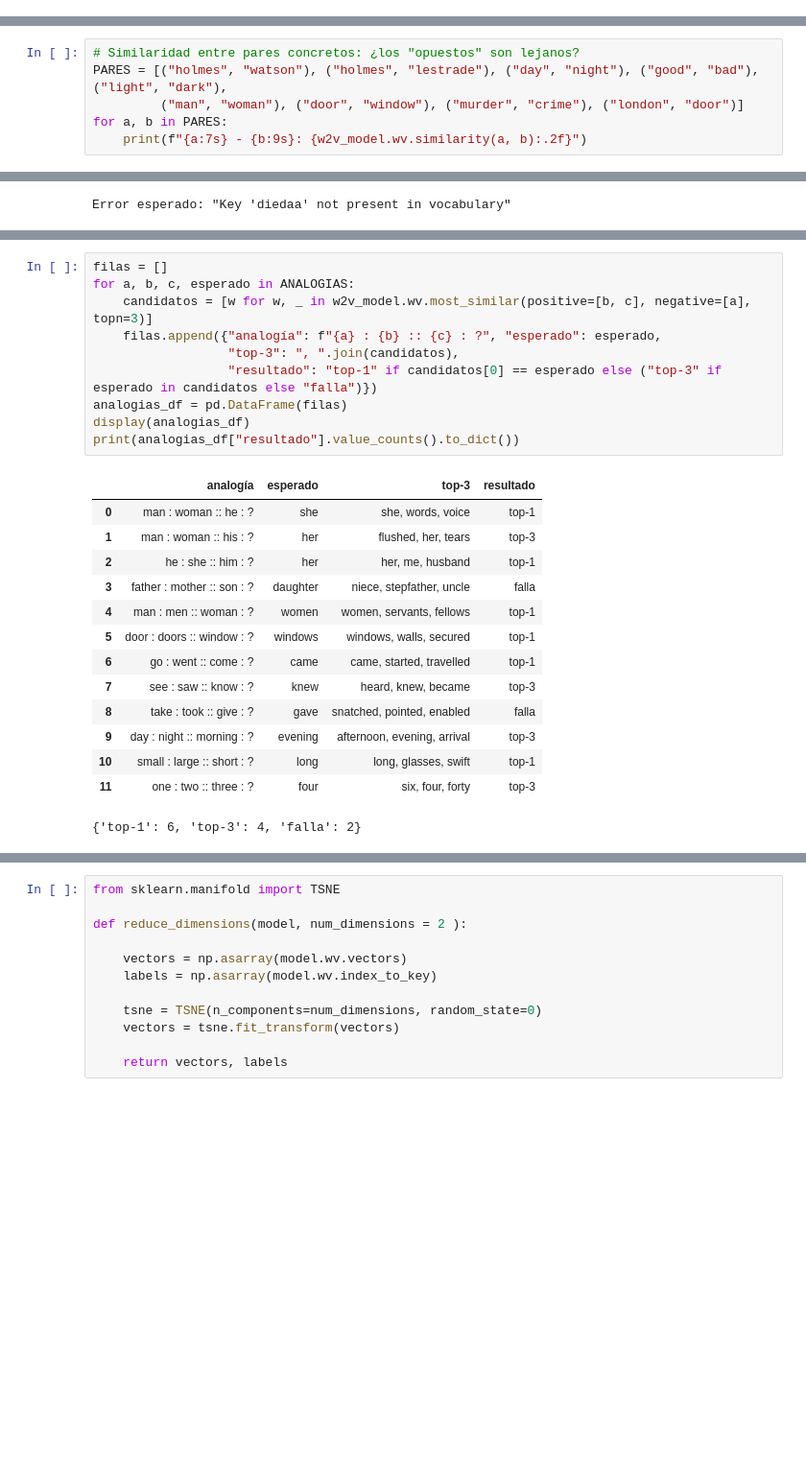
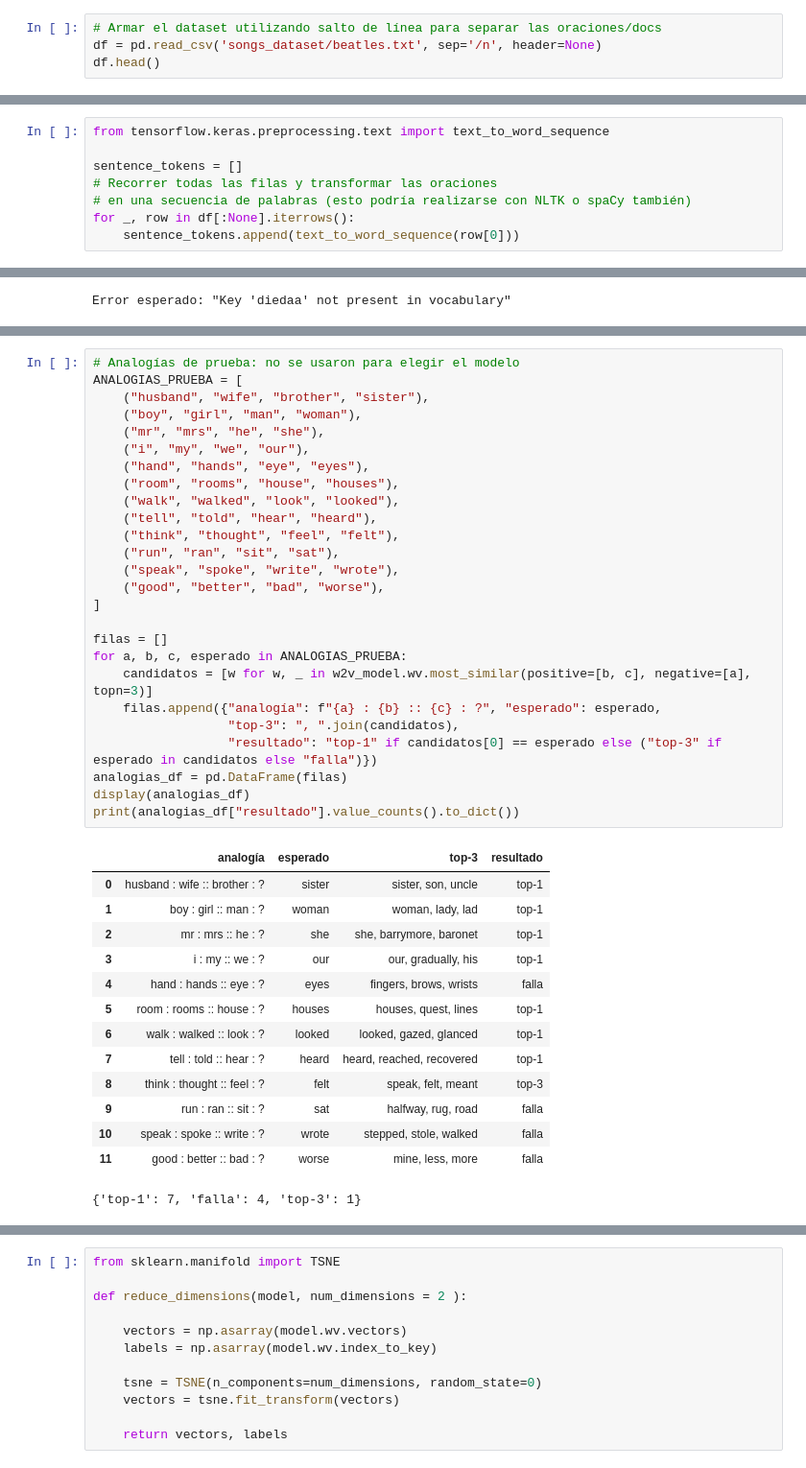
Before and after one commit to lautarovera-edu/fiuba-ceia-pln-i, a Jupyter notebook: Desafíos/Desafio_2.ipynb, the cells around one changed output, grey strips where cells are left out. Shown at 96% size. Saved outputs shown, nothing was run; the diff lists cells and outputs as text; blank space fills up the shorter version.

```diff
--- a/Desafíos/Desafio_2.ipynb
+++ b/Desafíos/Desafio_2.ipynb
@@ -6,0 +60,4 @@
+# %%
+# Armar el dataset utilizando salto de línea para separar las oraciones/docs
+df = pd.read_csv('songs_dataset/beatles.txt', sep='/n', header=None)
+df.head()
@@ -6,0 +77,8 @@
+# %%
+from tensorflow.keras.preprocessing.text import text_to_word_sequence
+
+sentence_tokens = []
+# Recorrer todas las filas y transformar las oraciones
+# en una secuencia de palabras (esto podría realizarse con NLTK o spaCy también)
+for _, row in df[:None].iterrows():
+    sentence_tokens.append(text_to_word_sequence(row[0]))
@@ -361,6 +747,0 @@ night    -> self (0.38), whose (0.36), considerable (0.33), resolute (0.32), sug
-# %%
-# Similaridad entre pares concretos: ¿los "opuestos" son lejanos?
-PARES = [("holmes", "watson"), ("holmes", "lestrade"), ("day", "night"), ("good", "bad"), ("light", "dark"),
-         ("man", "woman"), ("door", "window"), ("murder", "crime"), ("london", "door")]
-for a, b in PARES:
-    print(f"{a:7s} - {b:9s}: {w2v_model.wv.similarity(a, b):.2f}")
@@ -437,28 +792,44 @@ Probamos analogías de género, plural, tiempo verbal (pasado), partes del día,
 # %%
+# Analogías de prueba: no se usaron para elegir el modelo
+ANALOGIAS_PRUEBA = [
+    ("husband", "wife", "brother", "sister"),
+    ("boy", "girl", "man", "woman"),
+    ("mr", "mrs", "he", "she"),
+    ("i", "my", "we", "our"),
+    ("hand", "hands", "eye", "eyes"),
+    ("room", "rooms", "house", "houses"),
+    ("walk", "walked", "look", "looked"),
+    ("tell", "told", "hear", "heard"),
+    ("think", "thought", "feel", "felt"),
+    ("run", "ran", "sit", "sat"),
+    ("speak", "spoke", "write", "wrote"),
+    ("good", "better", "bad", "worse"),
+]
+
 filas = []
-for a, b, c, esperado in ANALOGIAS:
+for a, b, c, esperado in ANALOGIAS_PRUEBA:
     candidatos = [w for w, _ in w2v_model.wv.most_similar(positive=[b, c], negative=[a], topn=3)]
     filas.append({"analogía": f"{a} : {b} :: {c} : ?", "esperado": esperado,
                   "top-3": ", ".join(candidatos),
                   "resultado": "top-1" if candidatos[0] == esperado else ("top-3" if esperado in candidatos else "falla")})
 analogias_df = pd.DataFrame(filas)
 display(analogias_df)
 print(analogias_df["resultado"].value_counts().to_dict())
 # %% [output]
 |  | analogía | esperado | top-3 | resultado |
-| 0 | man : woman :: he : ? | she | she, words, voice | top-1 |
-| 1 | man : woman :: his : ? | her | flushed, her, tears | top-3 |
-| 2 | he : she :: him : ? | her | her, me, husband | top-1 |
-| 3 | father : mother :: son : ? | daughter | niece, stepfather, uncle | falla |
-| 4 | man : men :: woman : ? | women | women, servants, fellows | top-1 |
-| 5 | door : doors :: window : ? | windows | windows, walls, secured | top-1 |
-| 6 | go : went :: come : ? | came | came, started, travelled | top-1 |
-| 7 | see : saw :: know : ? | knew | heard, knew, became | top-3 |
-| 8 | take : took :: give : ? | gave | snatched, pointed, enabled | falla |
-| 9 | day : night :: morning : ? | evening | afternoon, evening, arrival | top-3 |
-| 10 | small : large :: short : ? | long | long, glasses, swift | top-1 |
-| 11 | one : two :: three : ? | four | six, four, forty | top-3 |
+| 0 | husband : wife :: brother : ? | sister | sister, son, uncle | top-1 |
+| 1 | boy : girl :: man : ? | woman | woman, lady, lad | top-1 |
+| 2 | mr : mrs :: he : ? | she | she, barrymore, baronet | top-1 |
+| 3 | i : my :: we : ? | our | our, gradually, his | top-1 |
+| 4 | hand : hands :: eye : ? | eyes | fingers, brows, wrists | falla |
+| 5 | room : rooms :: house : ? | houses | houses, quest, lines | top-1 |
+| 6 | walk : walked :: look : ? | looked | looked, gazed, glanced | top-1 |
+| 7 | tell : told :: hear : ? | heard | heard, reached, recovered | top-1 |
+| 8 | think : thought :: feel : ? | felt | speak, felt, meant | top-3 |
+| 9 | run : ran :: sit : ? | sat | halfway, rug, road | falla |
+| 10 | speak : spoke :: write : ? | wrote | stepped, stole, walked | falla |
+| 11 | good : better :: bad : ? | worse | mine, less, more | falla |
-{'top-1': 6, 'top-3': 4, 'falla': 2}
+{'top-1': 7, 'falla': 4, 'top-3': 1}
 # %%
 # Analogías propias del dominio Holmes
 for a, b, c in [("holmes", "detective", "lestrade"), ("brother", "sister", "father"), ("light", "dark", "day")]:
```
Also changed, not shown: parts of 72 cells of this notebook, 1 other file.
